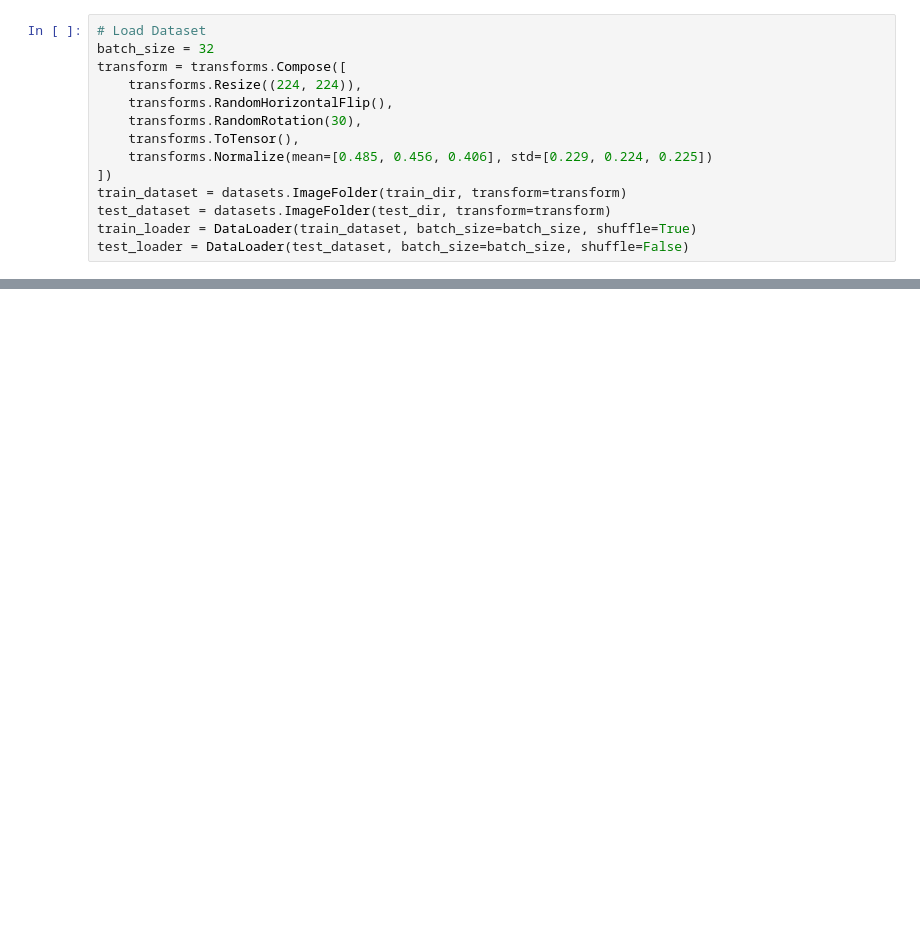
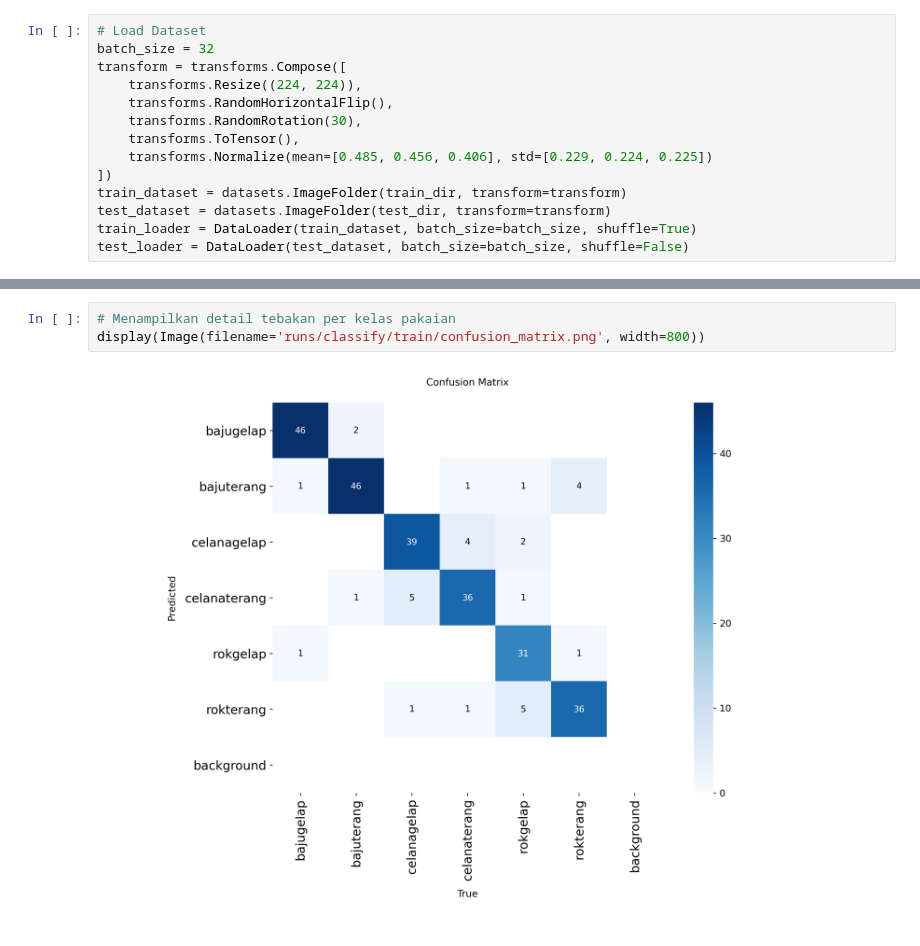
Before and after one commit to rayyirahmaid/Clothing-Classification-Model-with-CNN-and-YOLO, a Jupyter notebook: Clothing_Classification_Model.ipynb, the cells around one changed output, grey strips where cells are left out. Drawn from its saved outputs; the diff is of its cells as text; blank space fills up the shorter version.

```diff
--- a/Clothing_Classification_Model.ipynb
+++ b/Clothing_Classification_Model.ipynb
@@ -299,0 +263,5 @@ plt.show()
+# %%
+# Menampilkan detail tebakan per kelas pakaian
+display(Image(filename='runs/classify/train/confusion_matrix.png', width=800))
+# %% [output]
+[figure, added]
```
Also changed, not shown: parts of 17 cells of this notebook.
